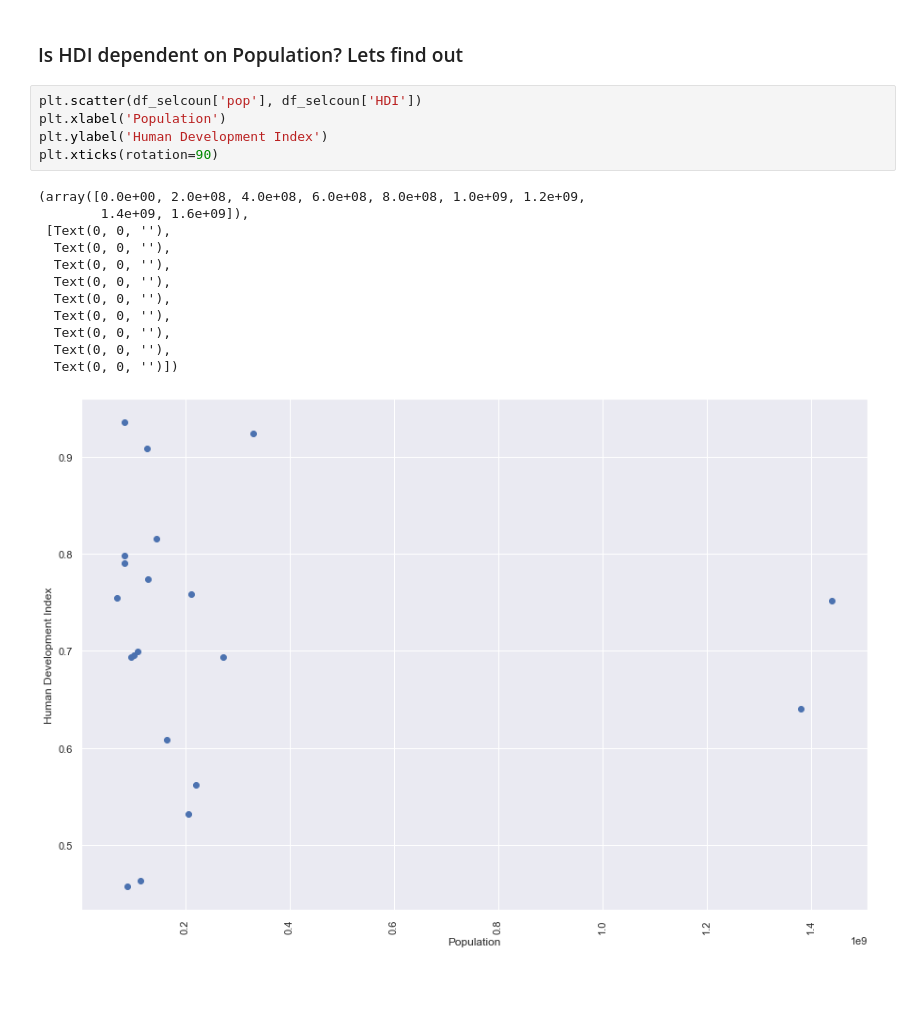
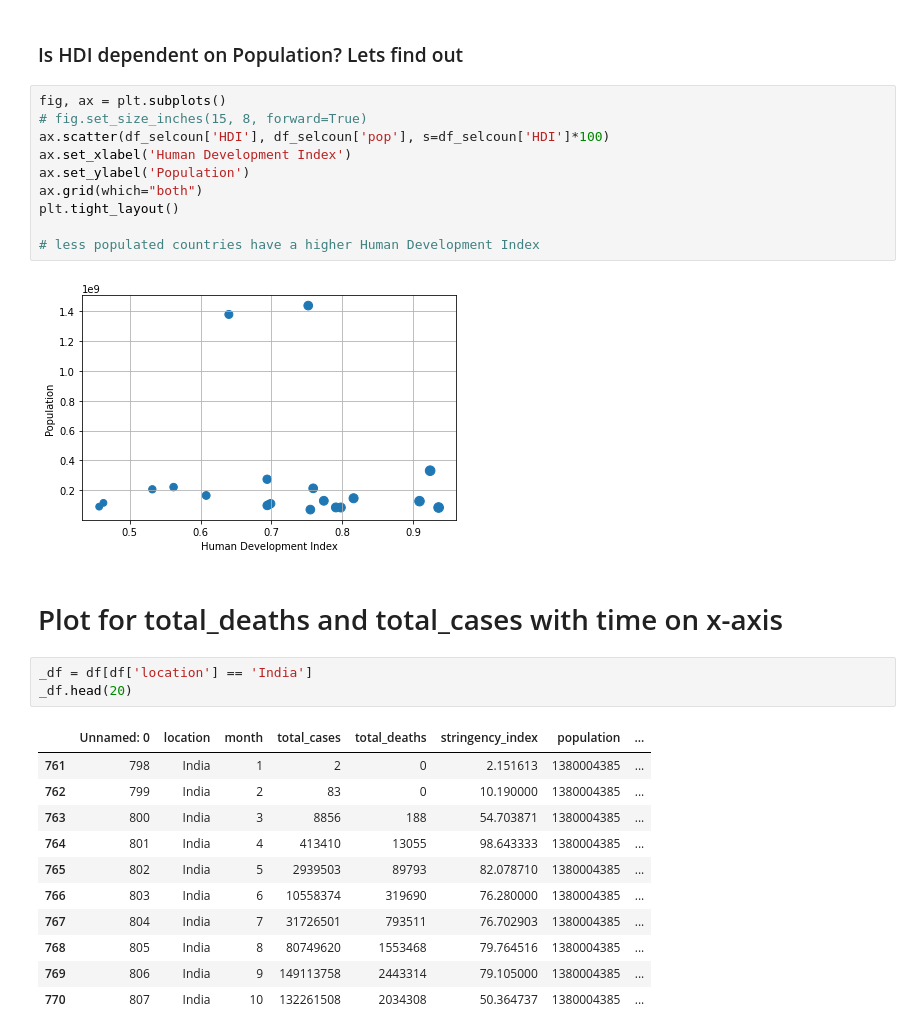
Before and after one commit to Anindita123-code/DataAnalytics, a Jupyter notebook: das_data_visualization.ipynb, the cells around one changed output. Cells and saved outputs as stored; diff of their text form; blank space fills up the shorter version.

```diff
--- a/das_data_visualization.ipynb
+++ b/das_data_visualization.ipynb
@@ -161,20 +186,31 @@ Text(0.5, 1.0, 'Countplot of country by GDP Per Capita')
 # %% [markdown]
 ### Is HDI dependent on Population? Lets find out
-# %%
-plt.scatter(df_selcoun['pop'], df_selcoun['HDI'])
-plt.xlabel('Population')
-plt.ylabel('Human Development Index')
-plt.xticks(rotation=90)
-# %% [output]
-(array([0.0e+00, 2.0e+08, 4.0e+08, 6.0e+08, 8.0e+08, 1.0e+09, 1.2e+09,
-        1.4e+09, 1.6e+09]),
- [Text(0, 0, ''),
-  Text(0, 0, ''),
-  Text(0, 0, ''),
-  Text(0, 0, ''),
-  Text(0, 0, ''),
-  Text(0, 0, ''),
-  Text(0, 0, ''),
-  Text(0, 0, ''),
-  Text(0, 0, '')])
-[figure, removed]
+# %%
+fig, ax = plt.subplots()
+# fig.set_size_inches(15, 8, forward=True)
+ax.scatter(df_selcoun['HDI'], df_selcoun['pop'], s=df_selcoun['HDI']*100)
+ax.set_xlabel('Human Development Index')
+ax.set_ylabel('Population')
+ax.grid(which="both")
+plt.tight_layout()
+
+# less populated countries have a higher Human Development Index
+# %% [output]
+[figure, added]
+# %% [markdown]
+# Plot for total_deaths and total_cases with time on x-axis
+# %%
+_df = df[df['location'] == 'India']
+_df.head(20)
+# %% [output]
+|  | Unnamed: 0 | location | month | total_cases | total_deaths | stringency_index | population | ... |
+| 761 | 798 | India | 1 | 2 | 0 | 2.151613 | 1380004385 | ... |
+| 762 | 799 | India | 2 | 83 | 0 | 10.190000 | 1380004385 | ... |
+| 763 | 800 | India | 3 | 8856 | 188 | 54.703871 | 1380004385 | ... |
+| 764 | 801 | India | 4 | 413410 | 13055 | 98.643333 | 1380004385 | ... |
+| 765 | 802 | India | 5 | 2939503 | 89793 | 82.078710 | 1380004385 | ... |
+| 766 | 803 | India | 6 | 10558374 | 319690 | 76.280000 | 1380004385 | ... |
+| 767 | 804 | India | 7 | 31726501 | 793511 | 76.702903 | 1380004385 | ... |
+| 768 | 805 | India | 8 | 80749620 | 1553468 | 79.764516 | 1380004385 | ... |
+| 769 | 806 | India | 9 | 149113758 | 2443314 | 79.105000 | 1380004385 | ... |
+| 770 | 807 | India | 10 | 132261508 | 2034308 | 50.364737 | 1380004385 | ... |
```
Also changed, not shown: parts of 11 cells of this notebook, 3 other files.
